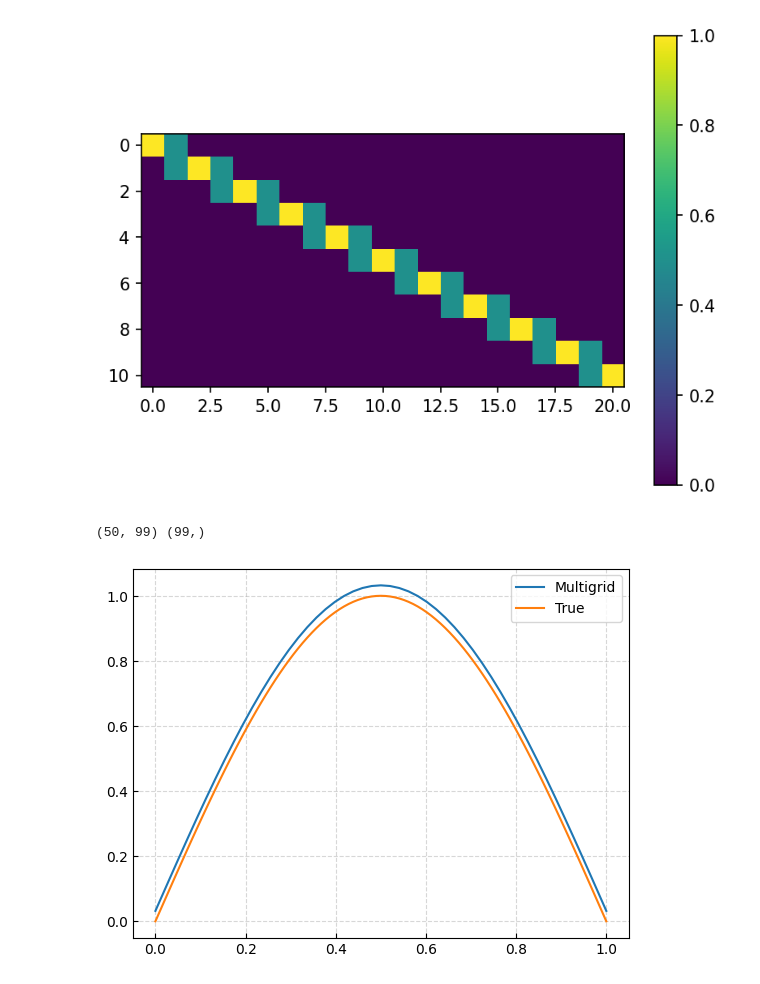
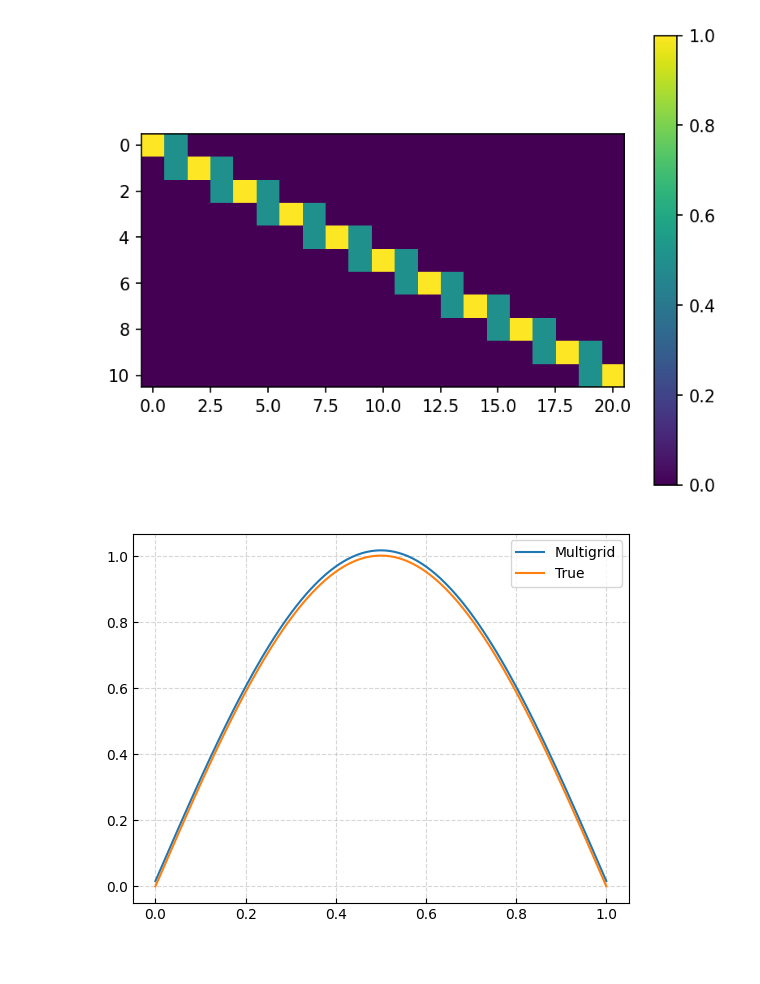
Before and after one commit to jabelieu/nmfde_class, a Jupyter notebook: hw2_jab.ipynb, the cells around one changed output. Drawn from its saved outputs; the diff is of its cells as text; code cells hidden in the pictures.

```diff
--- a/hw2_jab.ipynb
+++ b/hw2_jab.ipynb
@@ -1788,12 +1789,43 @@ def one_step_weighted_jacobi ( A , u , f , w ) :
 
     D = np.diag ( A )
 
+    # print(u.shape,f.shape,A.shape,D.shape)
+
     u_new = u + w * ( f - A @ u ) / D
 
     return u_new
 
 def two_cycle_vgrid ( Ah , fh , interpolation_matrix , restriction_matrix , nu1 ,
                       nu2 , w , coarse_steps = 10 , u0 = None , cheeky_solve = False ) :
+
+    """
+    Name: two_cycle_vgrid
+    Purpose: calculate the solution to Au=f by employing a multigrid method.
+    Author: Joshua Belieu | Fletch
+    Date written: 2025-10-14
+    Last modified: 2025-10-16
+    Inputs:
+    - Ah : ndarray. the fine resolution form of the derivative matrix
+    - fh : ndarray.  "    "       "       "   "  "  RHS of ODE.
+    - interpolation_matrix : ndarray. an array that maps the coarse space to the
+    fine space.
+    - restriction_matrix : ndarray. an array that maps the fine space to the
+    coarse space
+    - nu1/nu2 : int. the number of times to apply the jacobi scheme in the fine
+    space.
+    - w : float. the mixing parameter that controls the proportion that the
+    update is added to the solution.
+    - coarse_steps : int. number of times to apply the jacobi scheme in the
+    coarse space. default value : 10
+    - u0 : ndarray/bool. the initial guess at a solution. default value none.
+    this value generates an array of zeroes with dimension = fh's
+    - cheeky_solve : bool. the truth of this value dictates the use of a scipy
+    linalg solver in the coarse space.
+    Outputs:
+    - u : ndarray. the solution of the system Au=f.
+    Dependencies:
+    - one_step_weighted_jacobi, numpy, scipy.
+    """
 
     if u0 is None :
         u = np.zeros_like ( fh )
@@ -1804,7 +1836,7 @@ def two_cycle_vgrid ( Ah , fh , interpolation_matrix , restriction_matrix , nu1
 
     r = fh - Ah @ u
 
-    print(restriction_matrix.shape,r.shape)
+    # print(restriction_matrix.shape,r.shape)
 
     r2h = restriction_matrix @ r
     A2h = restriction_matrix @ Ah @ interpolation_matrix
@@ -1812,41 +1844,42 @@ def two_cycle_vgrid ( Ah , fh , interpolation_matrix , restriction_matrix , nu1
     if cheeky_solve == True :
         error_coarse = scp.linalg.solve ( A2h , r2h )
     else :
-        for i in range ( coarse_steps ) :
-            error_coarse = one_step_weighted_jacobi ( A=A2h,u=np.zeros_like(r2h),f=r2h,w=w )
+        error_coarse = np.zeros_like(r2h)
+        for i in range(coarse_steps):
+            error_coarse = one_step_weighted_jacobi(A=A2h, u=error_coarse, f=r2h, w=w)
+
 
     u += interpolation_matrix @ error_coarse
 
     for iteration in range ( nu2 ) :
         u = one_step_weighted_jacobi ( A=Ah , u=u, f=fh , w=w )
 
     return u
 
 '''
 unit test
 '''
 
-n_h = 100 - 1
-n_2h = (n_h + 1)//2
+n_2h = 100
+n_h = 2 * n_2h - 1
 
 x = np.linspace(0, 1, n_h)
 u_star = np.sin(np.pi * x)
 fh = -np.pi**2 * u_star
 Ah = derivative_1d_stencil(n=n_h, offsets=[-1,0,1], order=2, h=1/(n_h-1))
 
 interp_mat = build_interpolation_matrix(n_2h)
 restric_mat = 0.5 * interp_mat.T
 
 u_sol = two_cycle_vgrid(
     Ah=Ah,fh=fh,interpolation_matrix=interp_mat,restriction_matrix=restric_mat,
     nu1=3,nu2=3,w=1.,cheeky_solve=True)
 
 plt.plot(x,u_sol,label='Multigrid')
 plt.plot(x,u_star,label='True')
 plt.legend()
 plt.tick_params(direction='in')
 plt.grid(ls='--',alpha=0.5)
 plt.show()
 # %% [output]
-(50, 99) (99,)
-[figure, old version]
+[figure, new version]
```
Also changed, not shown: parts of 5 cells of this notebook, 4 other files.
